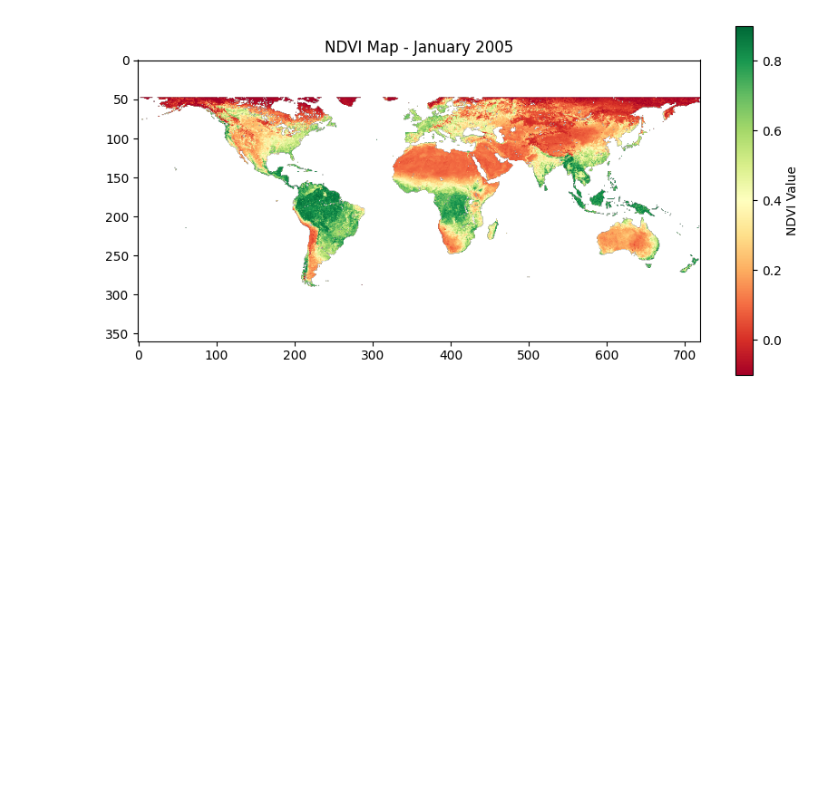
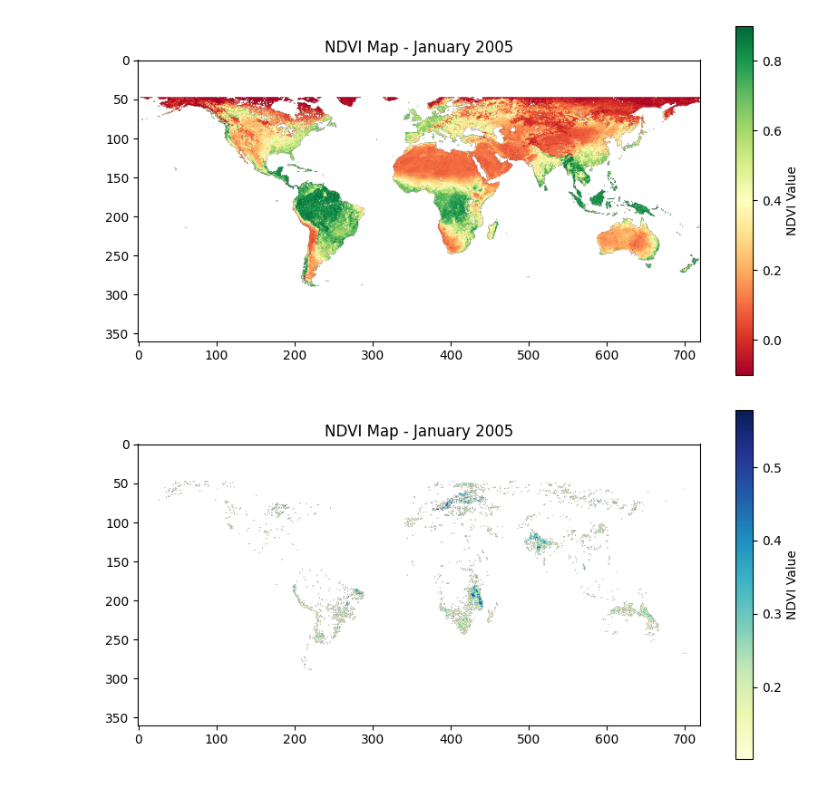
Before and after one commit to dhruv114523/sat-image-processing, a Jupyter notebook: main.ipynb, the cells around one changed output. Cells and saved outputs as stored; diff of their text form; code cells hidden in the pictures; blank space fills up the shorter version.

```diff
--- a/main.ipynb
+++ b/main.ipynb
@@ -18,8 +18,8 @@ print(np.isnan(ndvi_2005).sum())
 0
 0
 # %%
-ndvi_diff = ndvi_2025 - ndvi_2005
-ndvi_diff
+ndvi_diff_inc = ndvi_2025 - ndvi_2005
+ndvi_diff_inc
 # %% [output]
 array([[0., 0., 0., ..., 0., 0., 0.],
        [0., 0., 0., ..., 0., 0., 0.],
@@ -99,8 +116,8 @@ Distribution now makes a lot more sense
 # %%
-ndvi_diff = ndvi_2025 - ndvi_2005
+ndvi_diff_inc = ndvi_2025 - ndvi_2005
 
 plt.figure(figsize=(10, 5))
-plt.imshow(ndvi_diff, cmap='RdYlGn', vmin=-0.5, vmax=0.5)
+plt.imshow(ndvi_diff_inc, cmap='RdYlGn', vmin=-0.5, vmax=0.5)
 plt.title("Vegetation Change: 2005 → 2025")
 plt.colorbar(label="NDVI Difference")
 plt.show()
@@ -122,3 +139,24 @@ plt.colorbar(label="NDVI Value")
 plt.show()
 # %% [output]
 [figure]
+# %%
+from matplotlib.colors import Normalize
+from matplotlib.cm import ScalarMappable
+
+ndvi_diff_inc_clipped = np.where(ndvi_diff > 0.1, ndvi_diff, np.nan)
+
+vmin = np.nanmin(ndvi_diff_inc_clipped)
+vmax = np.nanmax(ndvi_diff_inc_clipped)
+
+fig, ax = plt.subplots(figsize=(10, 5))
+im = ax.imshow(ndvi_diff_inc_clipped, vmin=vmin, vmax=vmax, cmap='YlGnBu')
+ax.set_title("NDVI Map - January 2005")
+
+sm = ScalarMappable(cmap='YlGnBu', norm=Normalize(vmin=vmin, vmax=vmax))
+sm.set_array([])
+cbar = plt.colorbar(sm, ax=ax, label="NDVI Value")
+
+
+plt.show()
+# %% [output]
+[figure, added]
```
Also changed, not shown: parts of 5 cells of this notebook.
